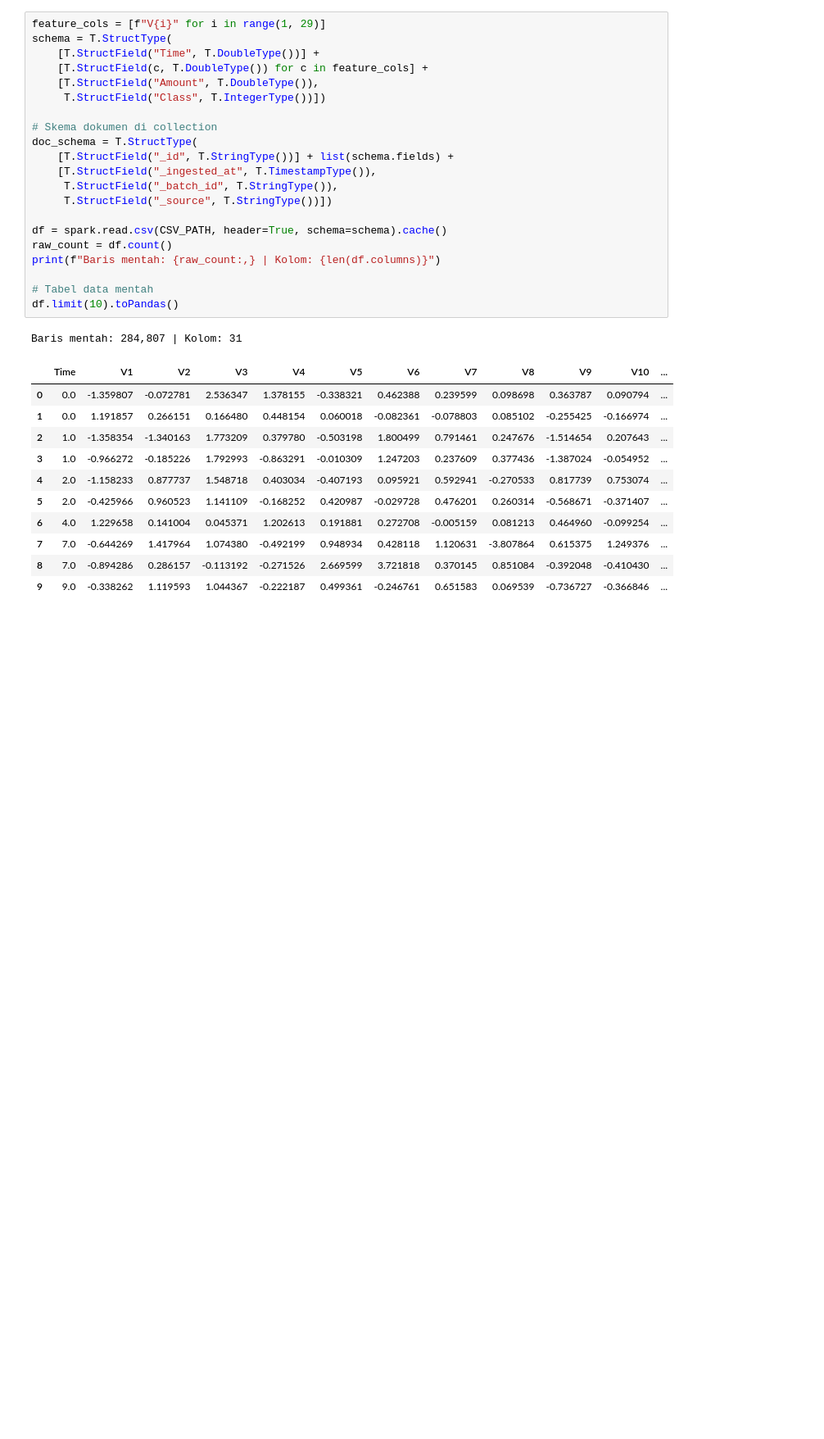
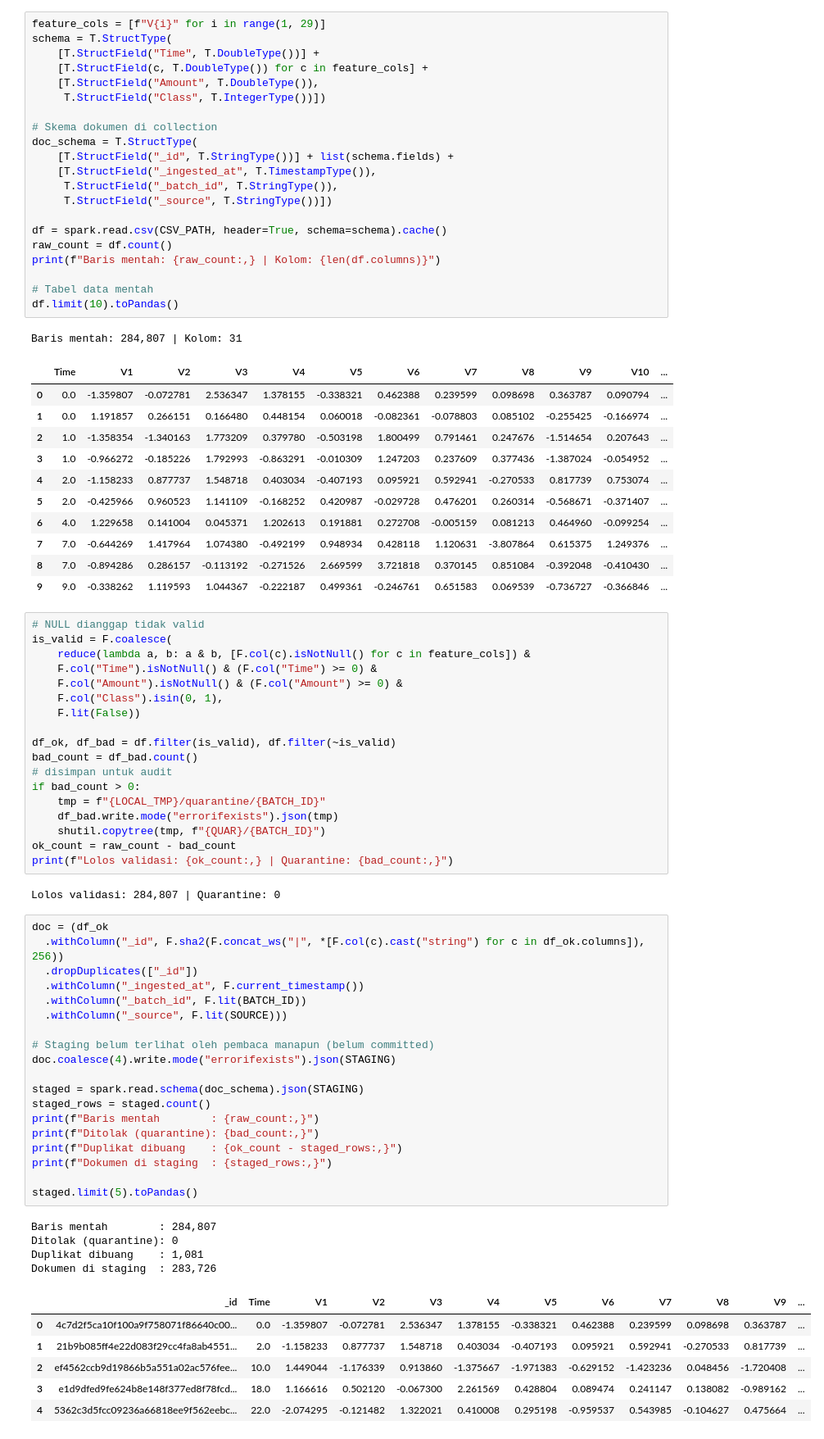
Before and after one commit to 157-Fadina/REPO-KELOMPOK04-MAHADATA, a Jupyter notebook: Kelompok04_Mahadata_M09.ipynb, the cells around one changed output. Shown at 82% size. Drawn from its saved outputs; the diff is of its cells as text; blank space fills up the shorter version.

```diff
--- a/Kelompok04_Mahadata_M09.ipynb
+++ b/Kelompok04_Mahadata_M09.ipynb
@@ -117,3 +118,53 @@ Baris mentah: 284,807 | Kolom: 31
 | 7 | 7.0 | -0.644269 | 1.417964 | 1.074380 | -0.492199 | 0.948934 | 0.428118 | 1.120631 | -3.807864 | 0.615375 | 1.249376 | ... |
 | 8 | 7.0 | -0.894286 | 0.286157 | -0.113192 | -0.271526 | 2.669599 | 3.721818 | 0.370145 | 0.851084 | -0.392048 | -0.410430 | ... |
 | 9 | 9.0 | -0.338262 | 1.119593 | 1.044367 | -0.222187 | 0.499361 | -0.246761 | 0.651583 | 0.069539 | -0.736727 | -0.366846 | ... |
+# %%
+# NULL dianggap tidak valid
+is_valid = F.coalesce(
+    reduce(lambda a, b: a & b, [F.col(c).isNotNull() for c in feature_cols]) &
+    F.col("Time").isNotNull() & (F.col("Time") >= 0) &
+    F.col("Amount").isNotNull() & (F.col("Amount") >= 0) &
+    F.col("Class").isin(0, 1),
+    F.lit(False))
+
+df_ok, df_bad = df.filter(is_valid), df.filter(~is_valid)
+bad_count = df_bad.count()
+# disimpan untuk audit
+if bad_count > 0:
+    tmp = f"{LOCAL_TMP}/quarantine/{BATCH_ID}"
+    df_bad.write.mode("errorifexists").json(tmp)
+    shutil.copytree(tmp, f"{QUAR}/{BATCH_ID}")
+ok_count = raw_count - bad_count
+print(f"Lolos validasi: {ok_count:,} | Quarantine: {bad_count:,}")
+# %% [output]
+Lolos validasi: 284,807 | Quarantine: 0
+# %%
+doc = (df_ok
+  .withColumn("_id", F.sha2(F.concat_ws("|", *[F.col(c).cast("string") for c in df_ok.columns]), 256))
+  .dropDuplicates(["_id"])
+  .withColumn("_ingested_at", F.current_timestamp())
+  .withColumn("_batch_id", F.lit(BATCH_ID))
+  .withColumn("_source", F.lit(SOURCE)))
+
+# Staging belum terlihat oleh pembaca manapun (belum committed)
+doc.coalesce(4).write.mode("errorifexists").json(STAGING)
+
+staged = spark.read.schema(doc_schema).json(STAGING)
+staged_rows = staged.count()
+print(f"Baris mentah        : {raw_count:,}")
+print(f"Ditolak (quarantine): {bad_count:,}")
+print(f"Duplikat dibuang    : {ok_count - staged_rows:,}")
+print(f"Dokumen di staging  : {staged_rows:,}")
+
+staged.limit(5).toPandas()
+# %% [output]
+Baris mentah        : 284,807
+Ditolak (quarantine): 0
+Duplikat dibuang    : 1,081
+Dokumen di staging  : 283,726
+|  | _id | Time | V1 | V2 | V3 | V4 | V5 | V6 | V7 | V8 | V9 | ... |
+| 0 | 4c7d2f5ca10f100a9f758071f86640c00... | 0.0 | -1.359807 | -0.072781 | 2.536347 | 1.378155 | -0.338321 | 0.462388 | 0.239599 | 0.098698 | 0.363787 | ... |
+| 1 | 21b9b085ff4e22d083f29cc4fa8ab4551... | 2.0 | -1.158233 | 0.877737 | 1.548718 | 0.403034 | -0.407193 | 0.095921 | 0.592941 | -0.270533 | 0.817739 | ... |
+| 2 | ef4562ccb9d19866b5a551a02ac576fee... | 10.0 | 1.449044 | -1.176339 | 0.913860 | -1.375667 | -1.971383 | -0.629152 | -1.423236 | 0.048456 | -1.720408 | ... |
+| 3 | e1d9dfed9fe624b8e148f377ed8f78fcd... | 18.0 | 1.166616 | 0.502120 | -0.067300 | 2.261569 | 0.428804 | 0.089474 | 0.241147 | 0.138082 | -0.989162 | ... |
+| 4 | 5362c3d5fcc09236a66818ee9f562eebc... | 22.0 | -2.074295 | -0.121482 | 1.322021 | 0.410008 | 0.295198 | -0.959537 | 0.543985 | -0.104627 | 0.475664 | ... |
```
Also changed, not shown: parts of 4 cells of this notebook.
